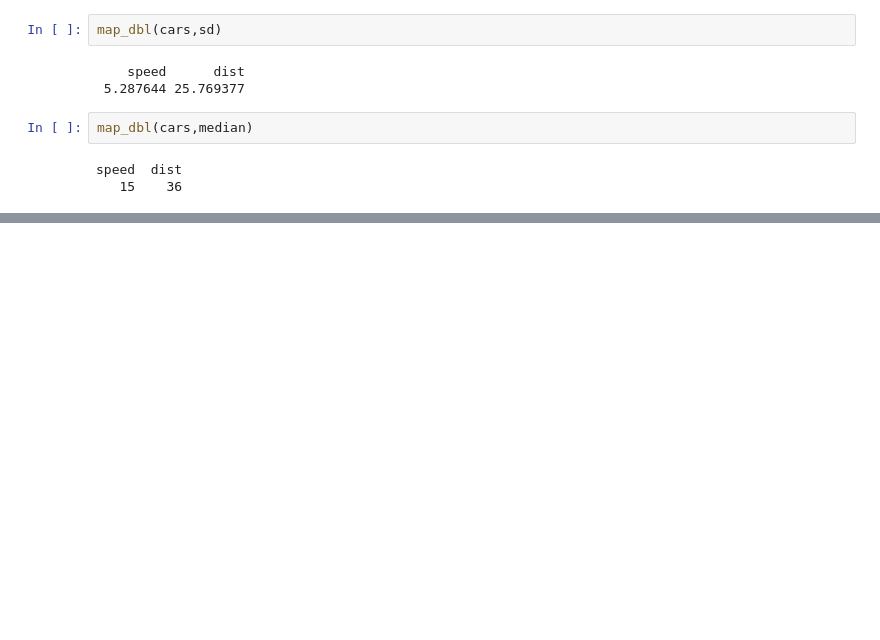
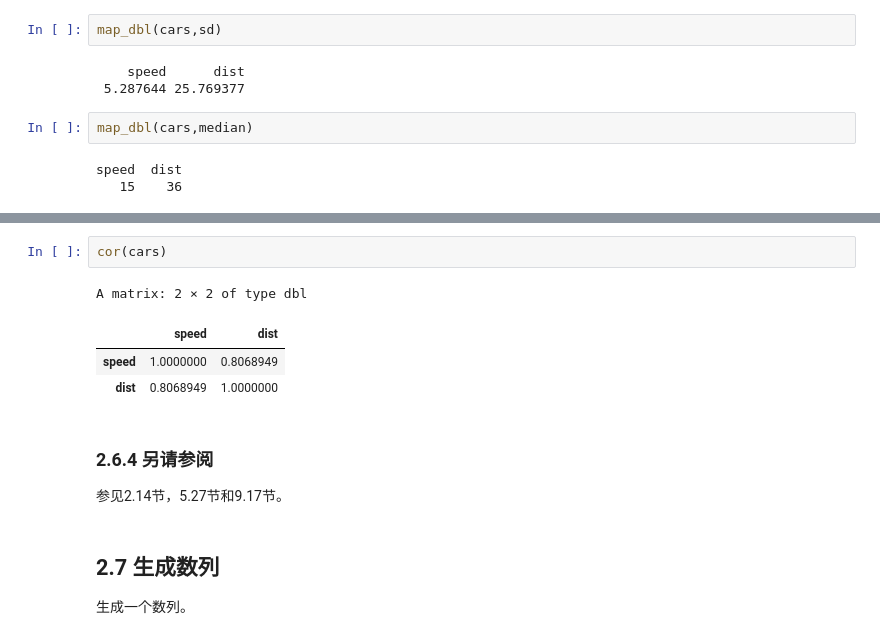
Before and after one commit to ruishuQU/R-Statistics-and-Graphics, a Jupyter notebook: R Cookbook/ch02 基础知识.ipynb, the cells around one changed output, grey strips where cells are left out. Cells and saved outputs as stored; diff of their text form; blank space fills up the shorter version.

```diff
--- a/R Cookbook/ch02 基础知识.ipynb
+++ b/R Cookbook/ch02 基础知识.ipynb
@@ -413,0 +423,13 @@ speed  dist
+# %%
+cor(cars)
+# %% [output]
+A matrix: 2 × 2 of type dbl
+|  | speed | dist |
+| speed | 1.0000000 | 0.8068949 |
+| dist | 0.8068949 | 1.0000000 |
+# %% [markdown]
+### 2.6.4 另请参阅
+参见2.14节，5.27节和9.17节。
+# %% [markdown]
+## 2.7 生成数列
+生成一个数列。
```
Also changed, not shown: parts of 2 cells of this notebook.
